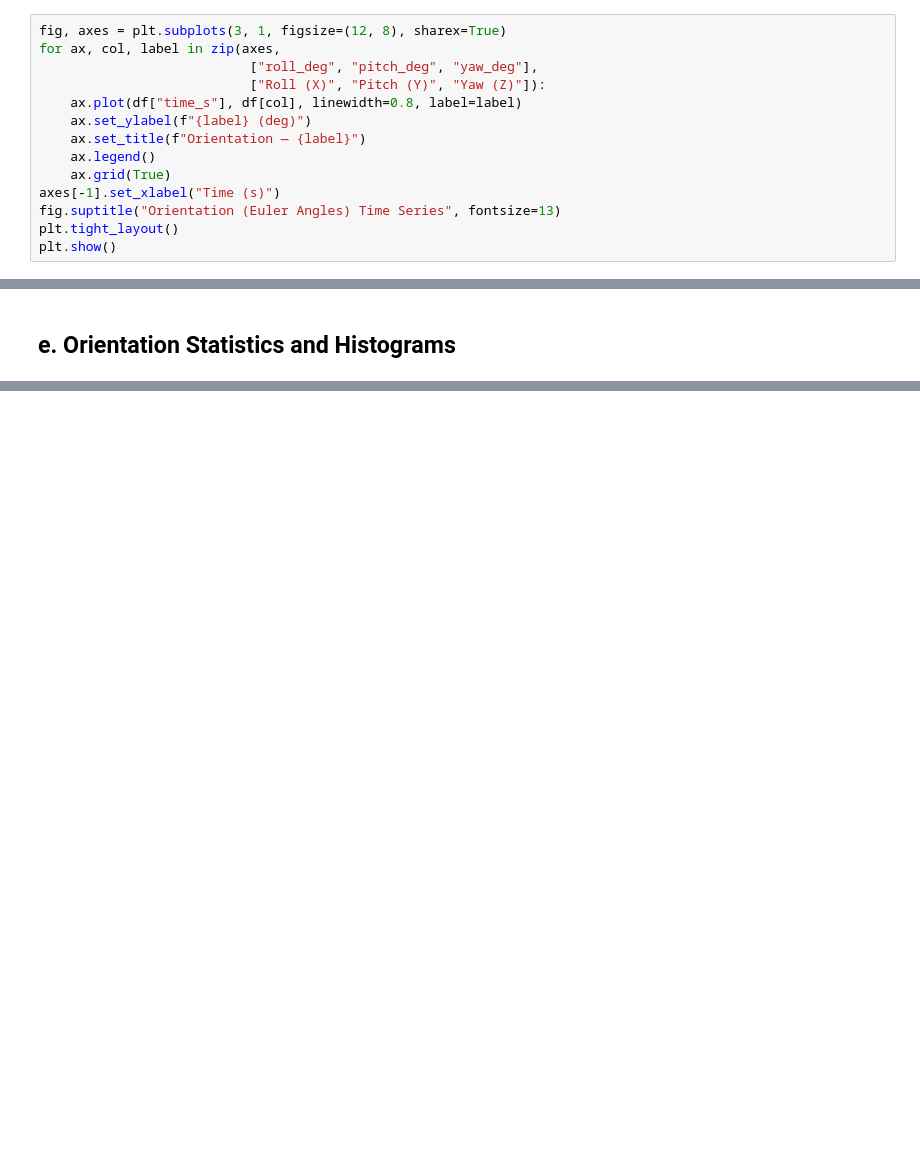
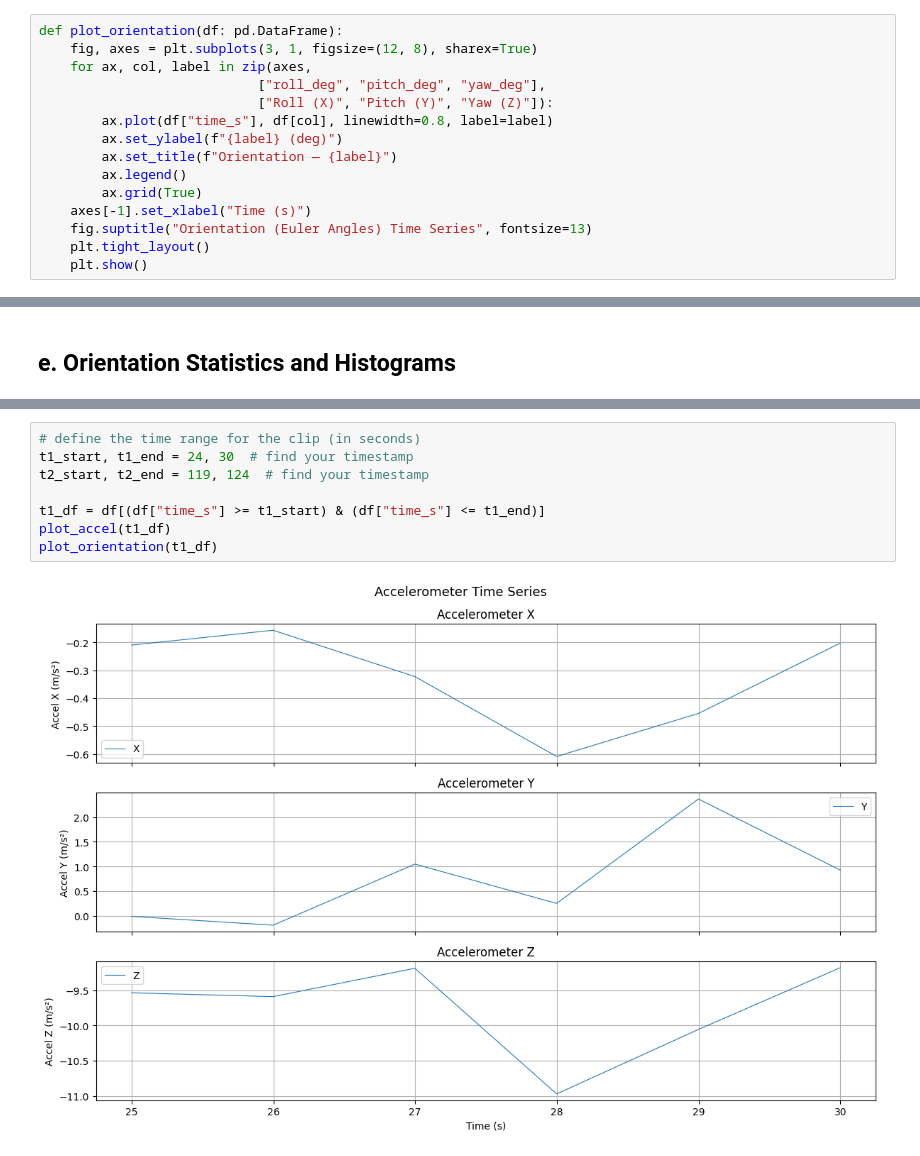
Before and after one commit to ramirez-adr/EECE5554, a Jupyter notebook: LAB3/src/analysis/analysis.ipynb, the cells around one changed output, grey strips where cells are left out. Drawn from its saved outputs; the diff is of its cells as text; blank space fills up the shorter version.

```diff
--- a/LAB3/src/analysis/analysis.ipynb
+++ b/LAB3/src/analysis/analysis.ipynb
@@ -159,16 +157,17 @@ plt.show()
 # %% [markdown]
 ## d. Orientation — Euler Angles (Roll, Pitch, Yaw)
 # %%
-fig, axes = plt.subplots(3, 1, figsize=(12, 8), sharex=True)
-for ax, col, label in zip(axes,
-                           ["roll_deg", "pitch_deg", "yaw_deg"],
-                           ["Roll (X)", "Pitch (Y)", "Yaw (Z)"]):
-    ax.plot(df["time_s"], df[col], linewidth=0.8, label=label)
-    ax.set_ylabel(f"{label} (deg)")
-    ax.set_title(f"Orientation — {label}")
-    ax.legend()
-    ax.grid(True)
-axes[-1].set_xlabel("Time (s)")
-fig.suptitle("Orientation (Euler Angles) Time Series", fontsize=13)
-plt.tight_layout()
-plt.show()
+def plot_orientation(df: pd.DataFrame):
+    fig, axes = plt.subplots(3, 1, figsize=(12, 8), sharex=True)
+    for ax, col, label in zip(axes,
+                            ["roll_deg", "pitch_deg", "yaw_deg"],
+                            ["Roll (X)", "Pitch (Y)", "Yaw (Z)"]):
+        ax.plot(df["time_s"], df[col], linewidth=0.8, label=label)
+        ax.set_ylabel(f"{label} (deg)")
+        ax.set_title(f"Orientation — {label}")
+        ax.legend()
+        ax.grid(True)
+    axes[-1].set_xlabel("Time (s)")
+    fig.suptitle("Orientation (Euler Angles) Time Series", fontsize=13)
+    plt.tight_layout()
+    plt.show()
@@ -219,0 +282,10 @@ plt.show()
+# %%
+# define the time range for the clip (in seconds)
+t1_start, t1_end = 24, 30  # find your timestamp
+t2_start, t2_end = 119, 124  # find your timestamp
+
+t1_df = df[(df["time_s"] >= t1_start) & (df["time_s"] <= t1_end)]
+plot_accel(t1_df)
+plot_orientation(t1_df)
+# %% [output]
+[figure, added]
```
Also changed, not shown: parts of 14 cells of this notebook, 20 other files.
